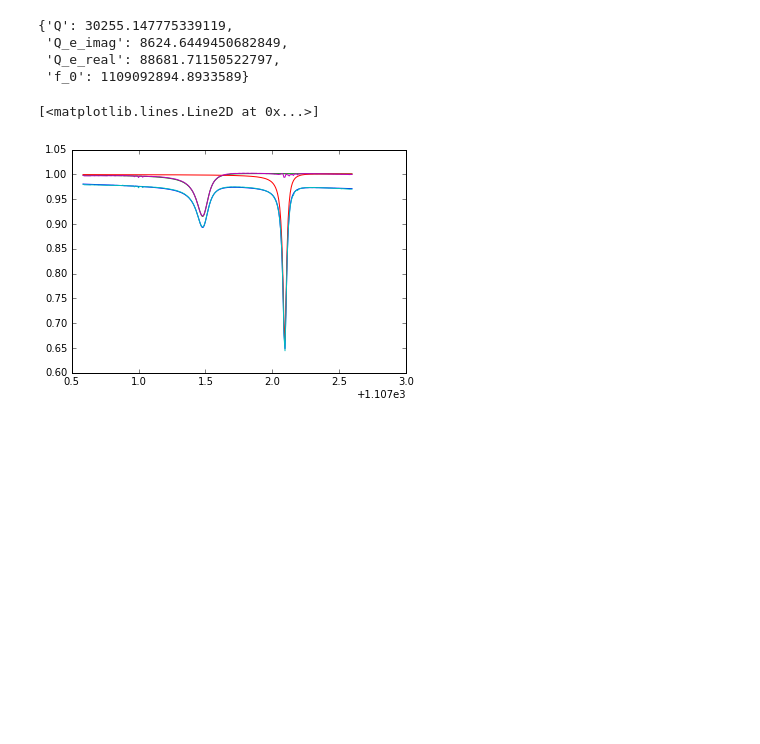
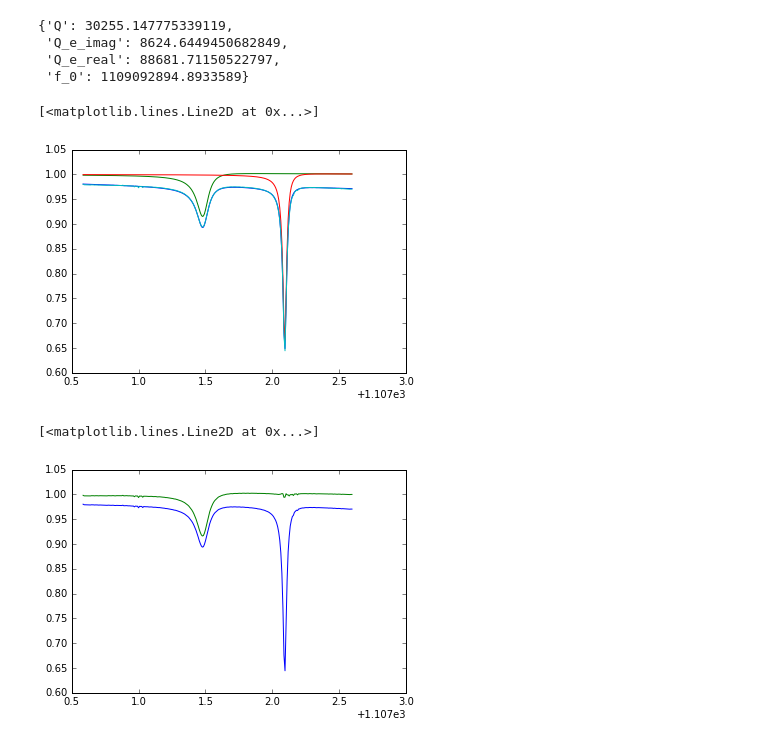
Before and after one commit to gitj/notebooks, a Jupyter notebook: 2016/2016-04-06-demonstrate-composite-model-fitting.ipynb, the cells around one changed output. Drawn from its saved outputs; the diff is of its cells as text; code cells hidden in the pictures; blank space fills up the shorter version.

```diff
--- a/2016/2016-04-06-demonstrate-composite-model-fitting.ipynb
+++ b/2016/2016-04-06-demonstrate-composite-model-fitting.ipynb
@@ -92,7 +92,13 @@ plot(fr,np.abs(res.model.right.eval(f=fr*1e6,params=res.current_params)))
 plot(fr,np.abs(res.model.left.right.eval(f=fr*1e6,params=res.current_params)))
 
 plot(fr,np.abs(s21))
-plot(fr,np.abs(s21c))
+#plot(fr,np.abs(s21c))
 # %% [output]
 [<matplotlib.lines.Line2D at 0x...>]
-[figure, old version]
+[figure, new version]
+# %%
+plot(fr,np.abs(s21))
+plot(fr,np.abs(s21c))
+# %% [output]
+[<matplotlib.lines.Line2D at 0x...>]
+[figure, added]
```
